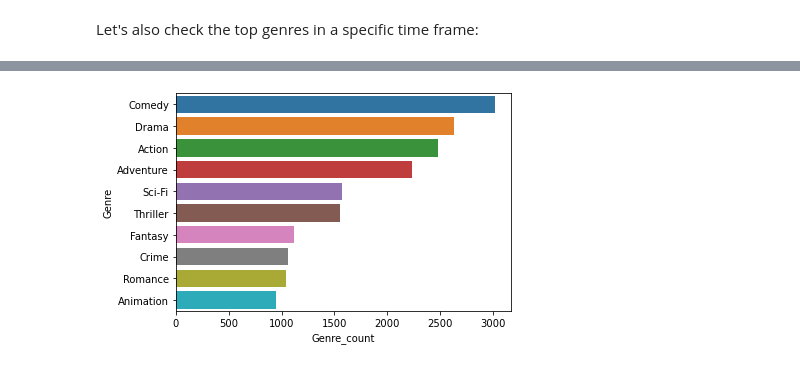
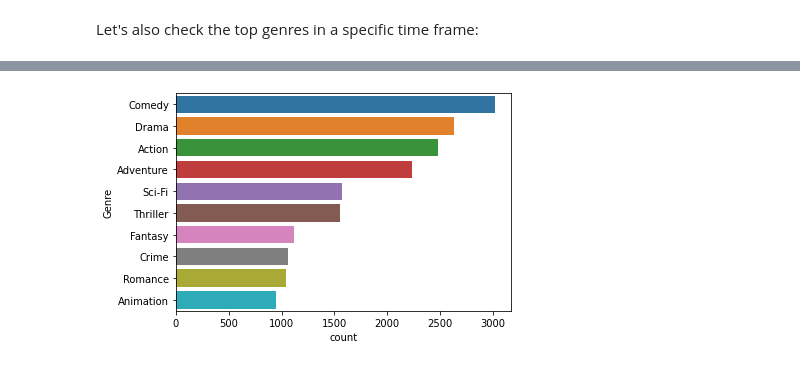
Before and after one commit to NavasFrancisco/MoviesRecommender, a Jupyter notebook: MoviesRecommender.ipynb, the cells around one changed output, grey strips where cells are left out. Cells and saved outputs as stored; diff of their text form; code cells hidden in the pictures.

```diff
--- a/MoviesRecommender.ipynb
+++ b/MoviesRecommender.ipynb
@@ -527,5 +522,5 @@ def top_genre(df, top, days_past):
 
     sorted_categories = sorted(sum_categories.items(), key=lambda x: x[1], reverse=True)
     sorted_categoriesdf = pd.DataFrame(sorted_categories).head(top)
-    sorted_categoriesdf.columns = ['Genre', 'Genre_count']
+    sorted_categoriesdf.columns = ['Genre', 'count']
     return sorted_categoriesdf
@@ -540,0 +571,3 @@ top_genre(df, 5, 300)
+# %%
+def plot_barchart(df, x, y):
+    ax =sns.barplot(x=x, y=y, data=df)
@@ -541,4 +594,5 @@ top_genre(df, 5, 300)
 # %%
-displaytop(top_genre(df, 10, 365), 'Genre_count', 'Genre')
+#Display the most popular category of movies
+plot_barchart(top_genre(df, 10, 365), 'count', 'Genre')
 # %% [output]
-[figure, old version]
+[figure, new version]
```
Also changed, not shown: parts of 41 cells of this notebook.
